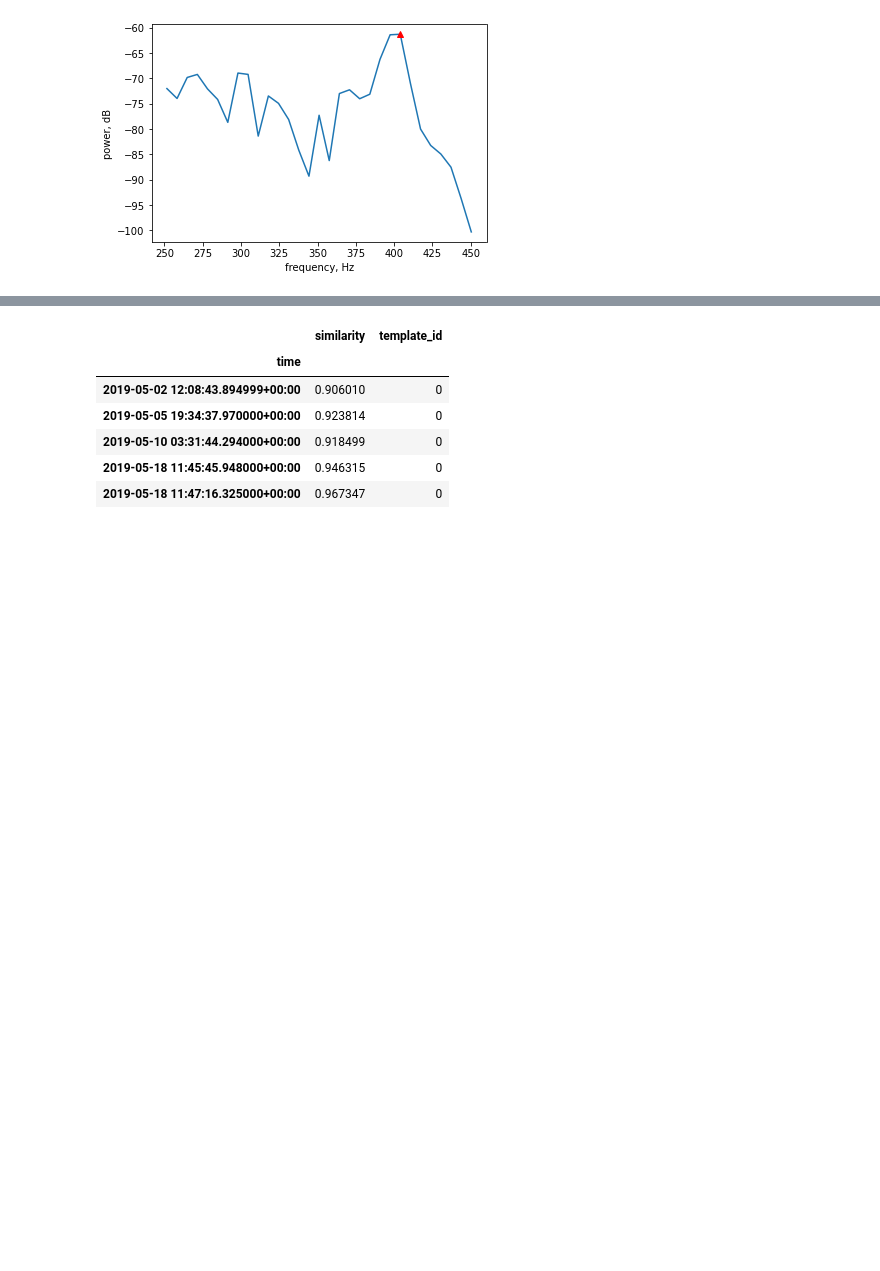
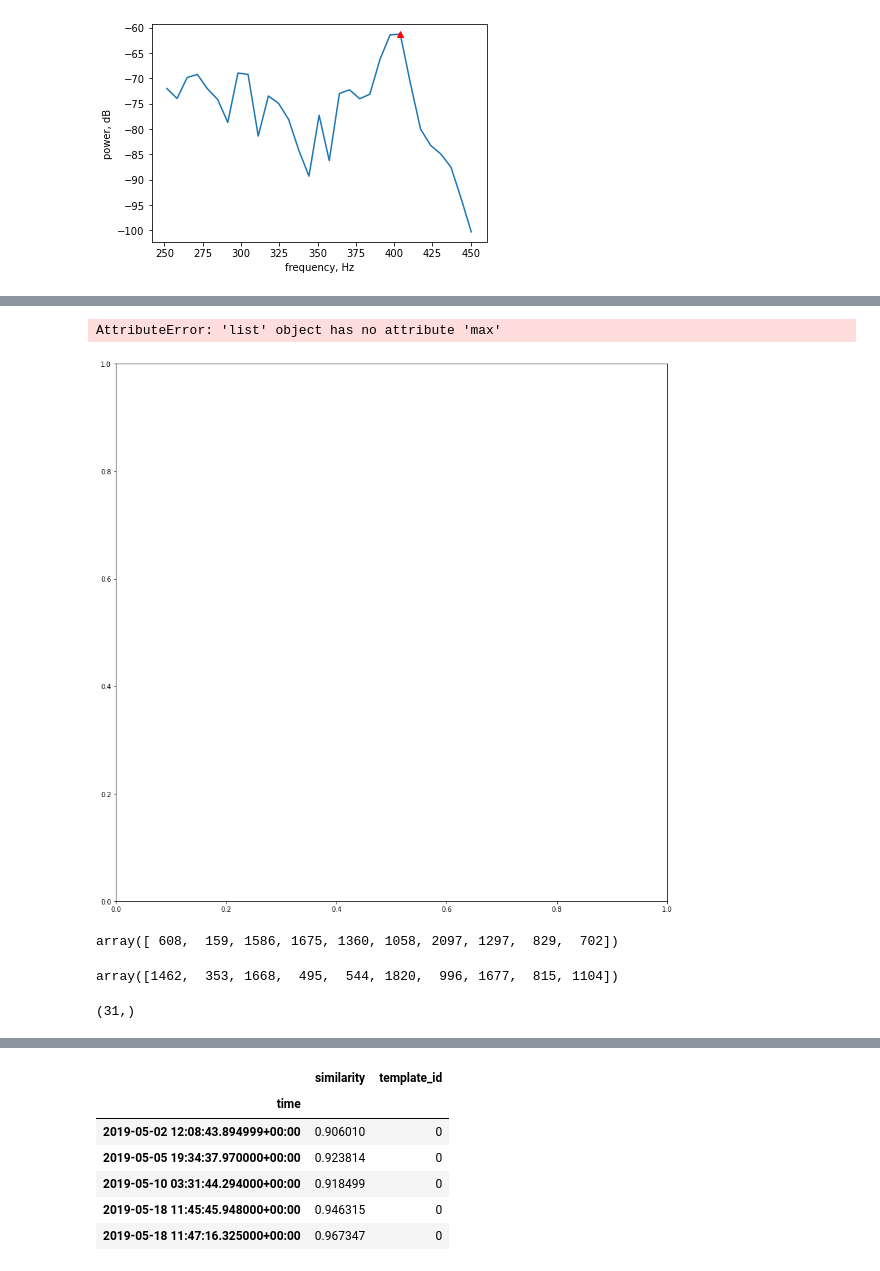
Before and after one commit to SerpRateAI/boreholeAcoustics, a Jupyter notebook: spectra_from_rob.ipynb, the cells around one changed output, grey strips where cells are left out. Cells and saved outputs as stored; diff of their text form; code cells hidden in the pictures; blank space fills up the shorter version.

```diff
--- a/spectra_from_rob.ipynb
+++ b/spectra_from_rob.ipynb
@@ -137,2 +215,28 @@ ax.hist(peaks, bins=20)
+# %%
+fig, ax = plt.subplots(figsize=(15, 15))
+
+colors = [plt.cm.Spectral(i/indices.max()) for i in indices]
+
+for n, p in enumerate(spectra['PXX'].transpose()[indices]):
+    y = 10*np.log10(p[38:-7])
+
+    # ax.plot(x, y, color='dodgerblue', alpha=1)
+    ax.plot(x, y, color=colors[n], alpha=1, linewidth=5)
+    ax.text(s=str(indices[n]), x=245, y=y.max())
+# %% [output]
+AttributeError: 'list' object has no attribute 'max'
+[figure, added]
+# %%
+indices
+# %% [output]
+array([ 608,  159, 1586, 1675, 1360, 1058, 2097, 1297,  829,  702])
+# %%
+[1462,  353, 1668, 2097, 1820,  996, 1677, 1638, 1441, 1360]
+# %% [output]
+array([1462,  353, 1668,  495,  544, 1820,  996, 1677,  815, 1104])
+# %%
+x.shape
+# %% [output]
+(31,)
 # %%
 def minnaert_radius(freq, depth):
```
Also changed, not shown: parts of 17 cells of this notebook, 6 other files.
